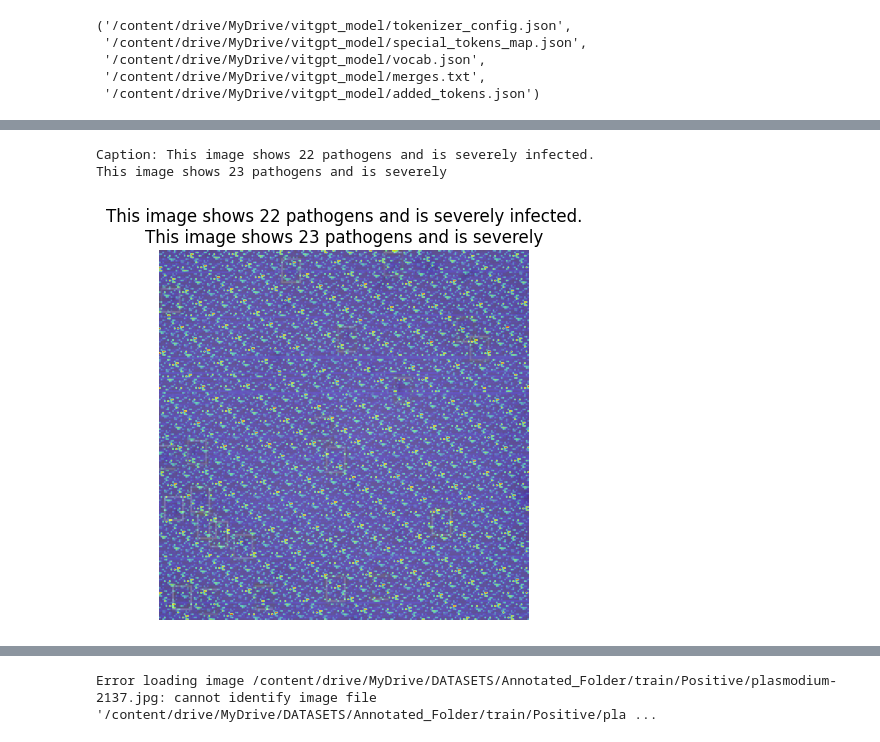
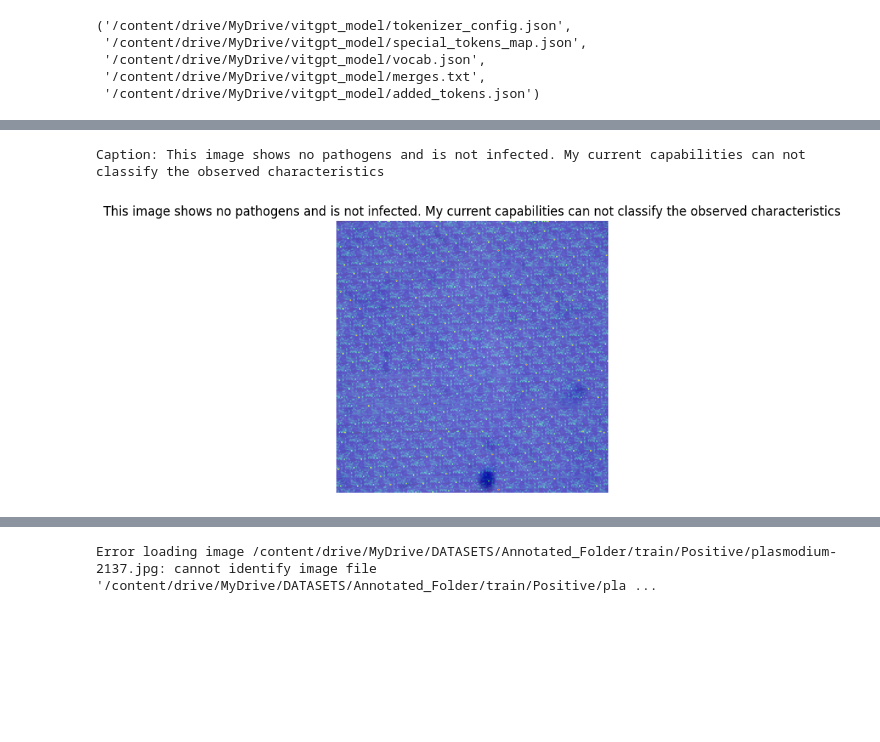
Before and after one commit to BRIAN12682/Automation-Projects, a Jupyter notebook: NLPMalaria31.ipynb, the cells around one changed output, grey strips where cells are left out. Cells and saved outputs as stored; diff of their text form; code cells hidden in the pictures; blank space fills up the shorter version.

```diff
--- a/NLPMalaria31.ipynb
+++ b/NLPMalaria31.ipynb
@@ -232,17 +232,17 @@ trainer = Seq2SeqTrainer(
 
 # Train the model
 trainer.train()
-# Evaluate the model
-results = trainer.evaluate()
-validation_accuracy = results["eval_accuracy"]
+# # Evaluate the model
+# results = trainer.evaluate()
+# validation_accuracy = results["eval_accuracy"]
 
 # Save the model and tokenizer
 model.save_pretrained("/content/drive/MyDrive/vitgpt_model")
 tokenizer.save_pretrained("/content/drive/MyDrive/vitgpt_model")
 
-# Save the validation accuracy
-with open("/content/drive/MyDrive/validation_accuracy.txt", "w") as f:
-    f.write(f"Validation Accuracy: {validation_accuracy}\n")
+# # Save the validation accuracy
+# with open("/content/drive/MyDrive/validation_accuracy.txt", "w") as f:
+#     f.write(f"Validation Accuracy: {validation_accuracy}\n")
 # %% [output]
 We strongly recommend passing in an `attention_mask` since your input_ids may be padded. See https://huggingface.co/docs/transformers/troubleshooting#incorrect-output-when-padding-tokens-arent-masked.
 You may ignore this warning if your `pad_token_id` (50256) is identical to the `bos_token_id` (50256), `eos_token_id` (50256), or the `sep_token_id` (None), and your input is not padded.
@@ -314,34 +343,33 @@ def visualize_attention(image_path, model, tokenizer, processor):
 
     # Decode the generated caption
     pixel_values = inputs["pixel_values"]
     generated_ids = model.generate(pixel_values)
     caption = tokenizer.decode(generated_ids[0], skip_special_tokens=True)
     print(f"Caption: {caption}")
 
     # Extract the attention weights
     encoder_attentions = encoder_outputs.attentions
     last_layer_attentions = encoder_attentions[-1]
 
     # Average the attention weights over all heads
     attn_weights = last_layer_attentions.mean(dim=1).squeeze().cpu().numpy()
 
     # Normalize the attention map
     attn_map = (attn_weights - attn_weights.min()) / (attn_weights.max() - attn_weights.min())
 
     # Resize the attention map to match the image size
     attn_map = np.resize(attn_map, (image.size[1], image.size[0]))
 
     # Overlay the attention map on the original image
     plt.imshow(image)
     plt.imshow(attn_map, cmap="jet", alpha=0.5)  # Adjust the alpha value to control transparency
     plt.axis("off")
     plt.title(caption)
     plt.show()
 
 # Example usage
-test_image_path = '/content/drive/MyDrive/DATASETS/Annotated_Folder/train/Positive/plasmodium-0003.jpg'
+test_image_path = '/content/drive/MyDrive/DATASETS/MalariaPI/train/Negative/plasmodium-2617.jpg'
 visualize_attention(test_image_path, model, tokenizer, processor)
 # %% [output]
-Caption: This image shows 22 pathogens and is severely infected.
-This image shows 23 pathogens and is severely
+Caption: This image shows no pathogens and is not infected. My current capabilities can not classify the observed characteristics
-[figure, old version]
+[figure, new version]
```
Also changed, not shown: parts of 7 cells of this notebook.
